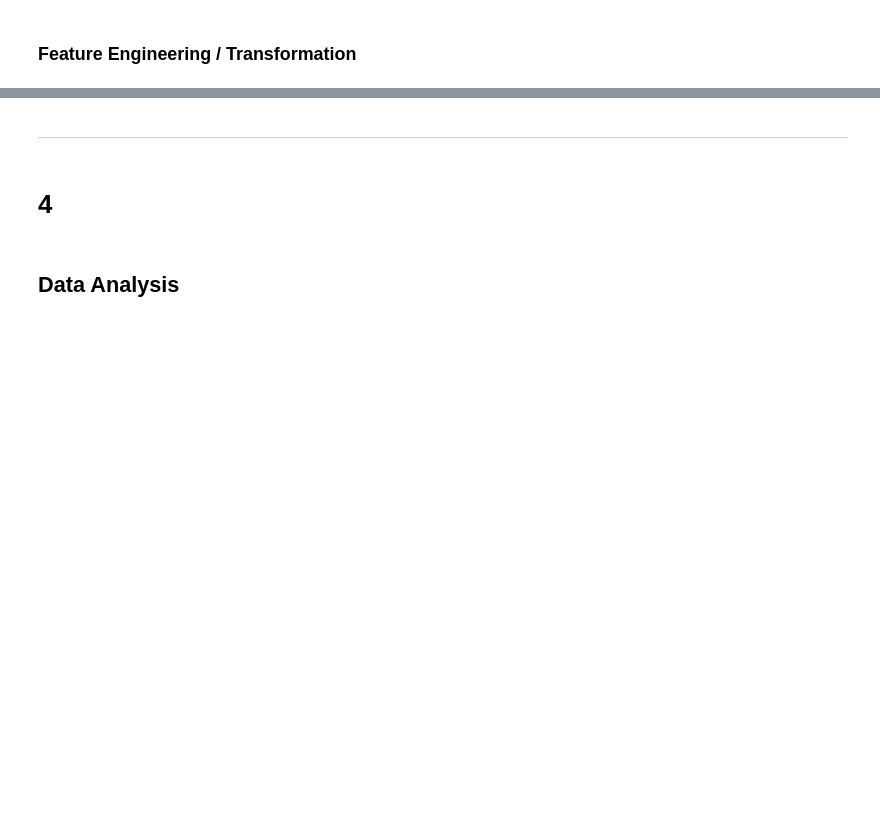
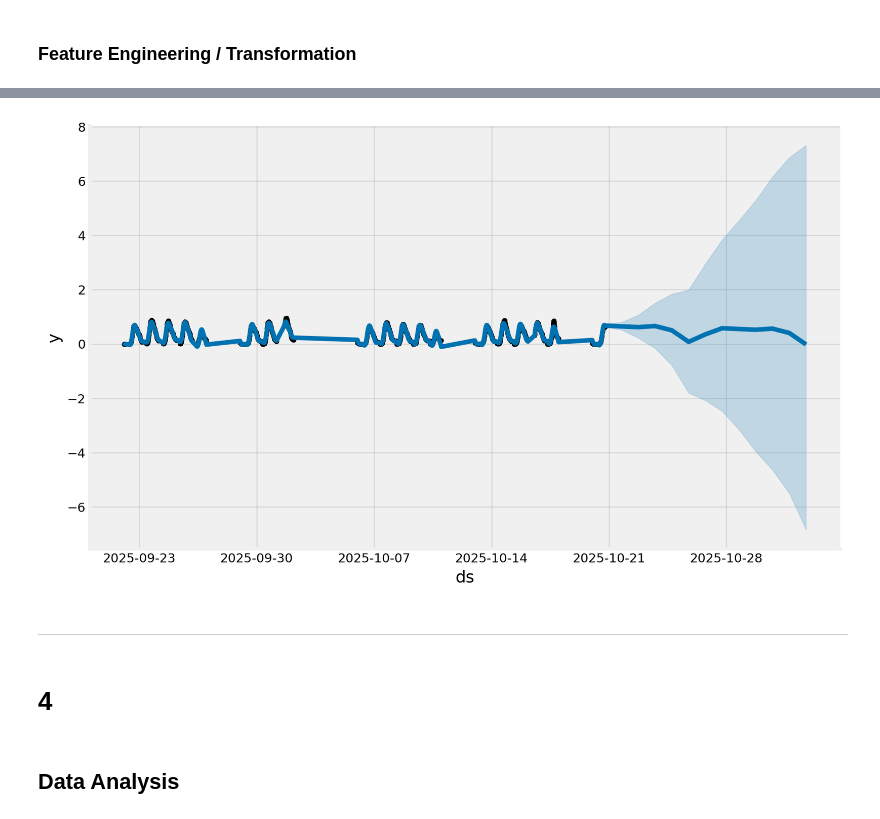
Before and after one commit to mchdich/parkUCF, a Jupyter notebook: notebooks/eda.ipynb, the cells around one changed output, grey strips where cells are left out. Saved outputs shown, nothing was run; the diff lists cells and outputs as text; code cells hidden in the pictures; blank space fills up the shorter version.

```diff
--- a/notebooks/eda.ipynb
+++ b/notebooks/eda.ipynb
@@ -330,2 +343,5 @@ assert all(col not in df.columns for col in cols_to_drop)
+# %%
+df_a = pd.read_json('../data/processed/garage_a_data.json')
+df_a.drop(columns='name', axis=1, inplace=True)
 # %% [markdown]
 ### Aggregate Data
@@ -339,0 +361,3 @@ assert all(col not in df.columns for col in cols_to_drop)
+# %%
+m = Prophet()
+m.fit(df_a)
@@ -340,3 +368,10 @@ assert all(col not in df.columns for col in cols_to_drop)
+# %%
+future = m.make_future_dataframe(periods=12)
+forecast = m.predict(future)
+forecast[['ds', 'yhat', 'yhat_lower', 'yhat_upper']].tail()
+fig1 = m.plot(forecast)
+# %% [output]
+[figure, added]
 # %%
 # # Create custom function
 # # Google style docstrings
```
Also changed, not shown: parts of 19 cells of this notebook, 1 other file.
